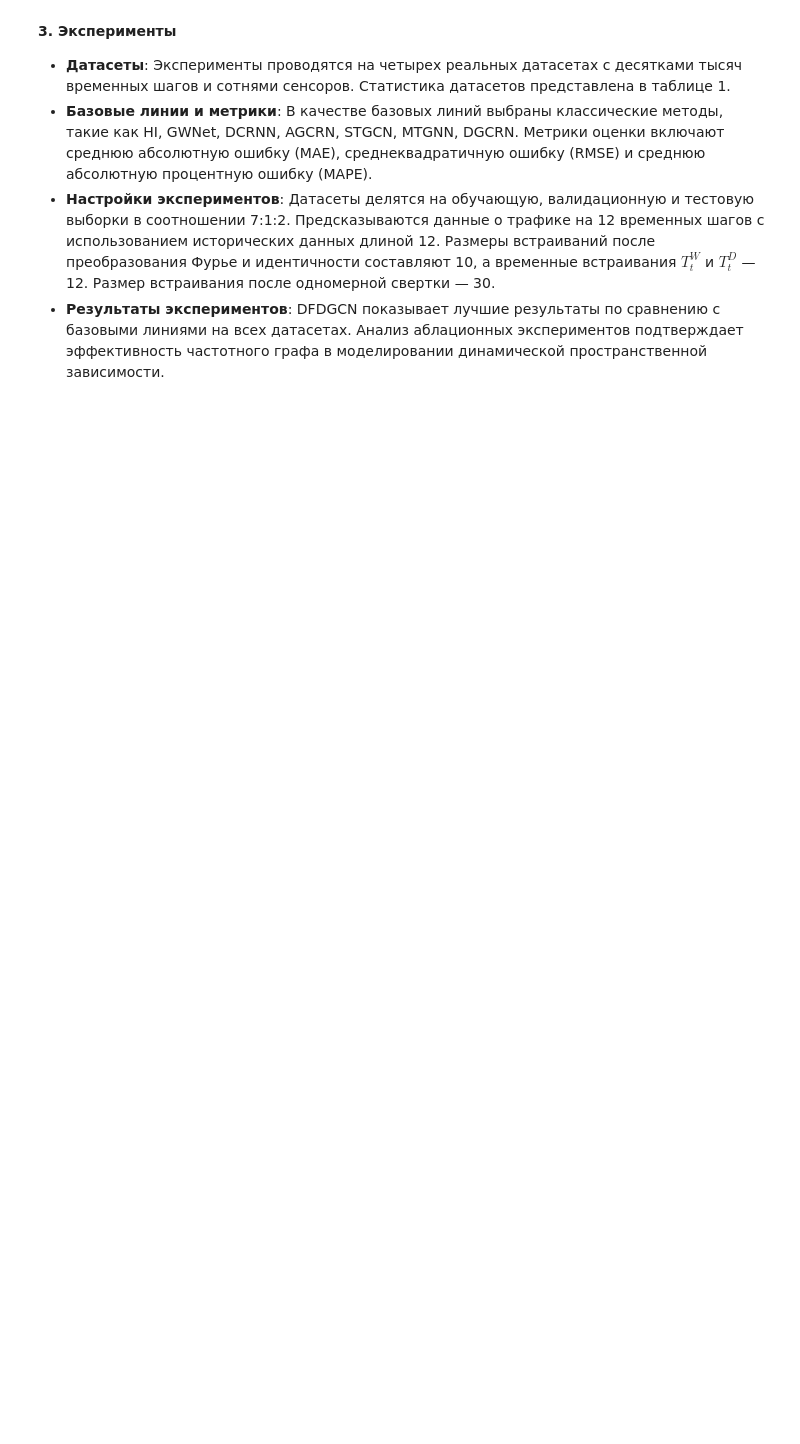
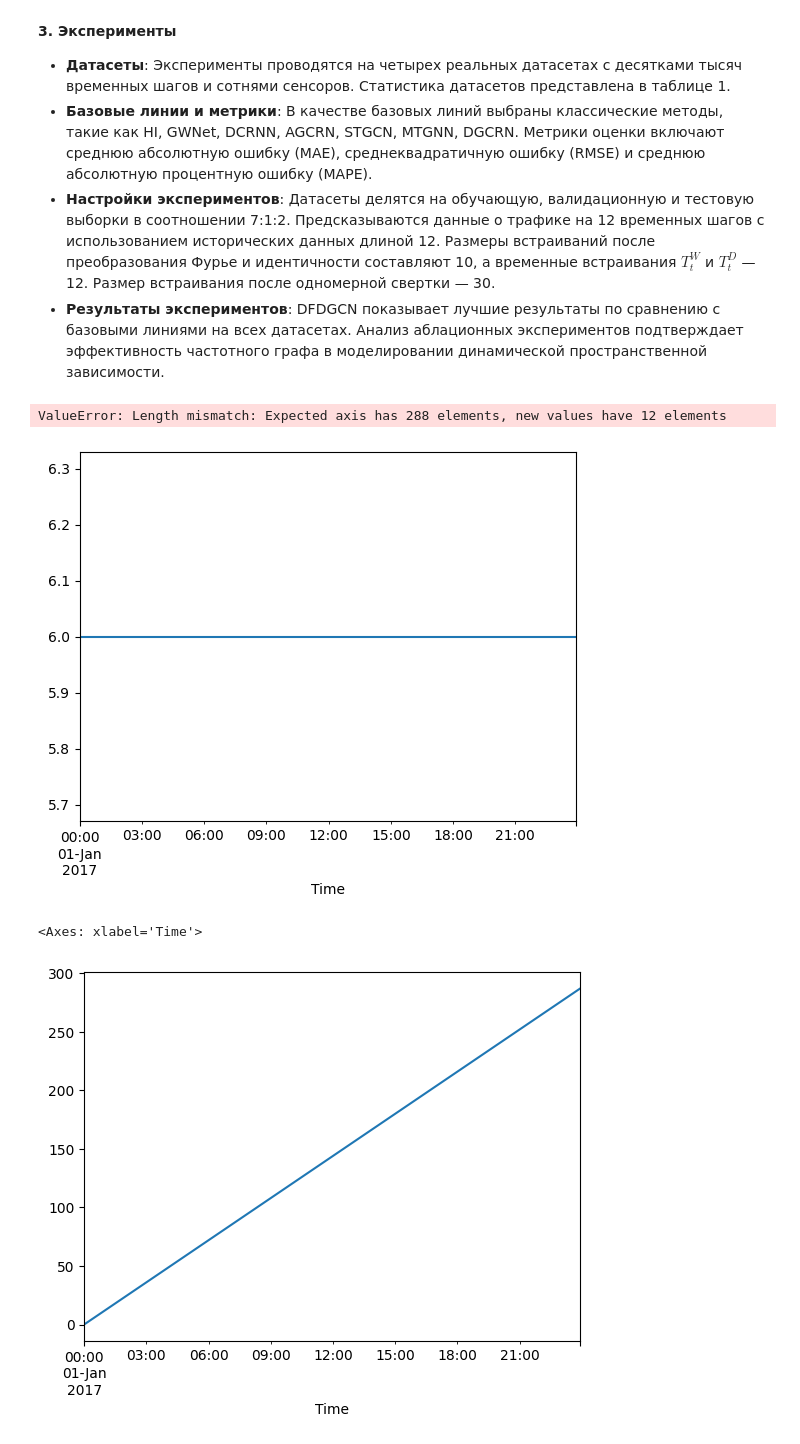
Before and after one commit to romanroff/ITMO_subjects, a Jupyter notebook: NIR/gpt help me 2.ipynb, the cells around one changed output. Saved outputs shown, nothing was run; the diff lists cells and outputs as text; code cells hidden in the pictures; blank space fills up the shorter version.

```diff
--- a/NIR/gpt help me 2.ipynb
+++ b/NIR/gpt help me 2.ipynb
@@ -136,6 +140,55 @@ log_tensor_size(adp, "Размер после свертки")
 
 adj = torch.bmm(adp, x1.permute(0, 2, 1))
 log_tensor_size(adj, "Размер матрицы смежности")
+# %%
+import numpy as np
+import pandas as pd
+
+adj_df_path = 'data/pems_bay_adj_df.csv'
+data_df_path = 'data/pems_bay_df.csv'
+
+pems_bay_adj = pd.read_csv(adj_df_path)
+pems_bay = pd.read_csv(data_df_path)
+
+# Convert Time column to datetime for processing
+pems_bay["Time"] = pd.to_datetime(pems_bay["Time"])
+pems_bay.set_index("Time", inplace=True)
+
+# 1. Add temporal features
+pems_bay["weekday"] = pems_bay.index.weekday  # Day of the week
+pems_bay["time_index"] = (pems_bay.index.hour * 12) + (pems_bay.index.minute // 5)  # Time intervals in a day
+pems_bay["hour_sin"] = np.sin(2 * np.pi * pems_bay.index.hour / 24)  # Cyclical hour (sin)
+pems_bay["hour_cos"] = np.cos(2 * np.pi * pems_bay.index.hour / 24)  # Cyclical hour (cos)
+
+# 2. Add statistical features based on traffic speeds (columns excluding new ones)
+speed_columns = pems_bay.columns[:-4]  # Exclude newly added columns
+pems_bay["speed_mean"] = pems_bay[speed_columns].mean(axis=1)  # Row-wise mean
+pems_bay["speed_std"] = pems_bay[speed_columns].std(axis=1)  # Row-wise std deviation
+
+# 3. Add rate of change (difference) of traffic speeds
+pems_bay["speed_diff"] = pems_bay[speed_columns].diff().mean(axis=1)  # Row-wise average difference
+
+# 4. Add spatially aggregated features using adjacency matrix
+adj_matrix = pems_bay_adj.set_index("Unnamed: 0").values  # Convert adjacency DataFrame to numpy array
+speeds = pems_bay[speed_columns].values  # Extract speed values as numpy array
+spatial_avg = adj_matrix @ speeds.T / (adj_matrix.sum(axis=1)[:, None] + 1e-3)  # Weighted average using adjacency
+pems_bay["spatial_speed_mean"] = spatial_avg.T.mean(axis=1)  # Average spatial influence per row
+# %%
+series_test = pems_bay['speed_std'] / pems_bay['speed_std'].max()
+
+tensor_result = pd.DataFrame(torch.abs(torch.fft.rfft(combined_data[0, :, :-6, 0])).numpy()).mean(axis=1)
+tensor_result = tensor_result / tensor_result.max()
+series_test.index = tensor_result.index
+# %% [output]
+ValueError: Length mismatch: Expected axis has 288 elements, new values have 12 elements
+# %%
+pems_bay['weekday'].plot()
+plt.show()
+pems_bay['time_index'].plot()
+# %% [output]
+[figure, added]
+<Axes: xlabel='Time'>
+[figure, added]
 # %%
 # Пример: pems_bay.index содержит DatetimeIndex
 # Если pems_bay уже загружен как DataFrame:
```
Also changed, not shown: parts of 5 cells of this notebook.
